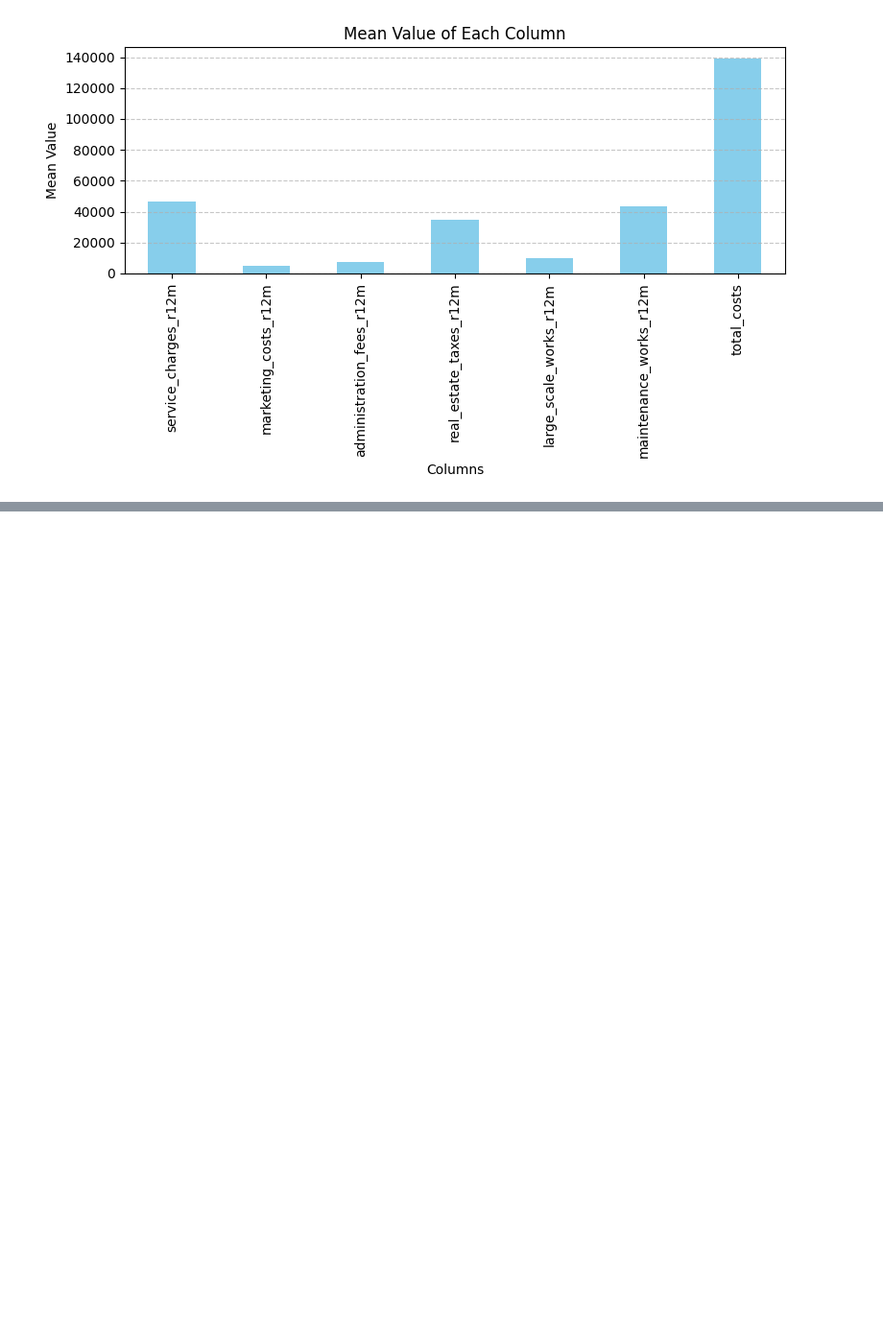
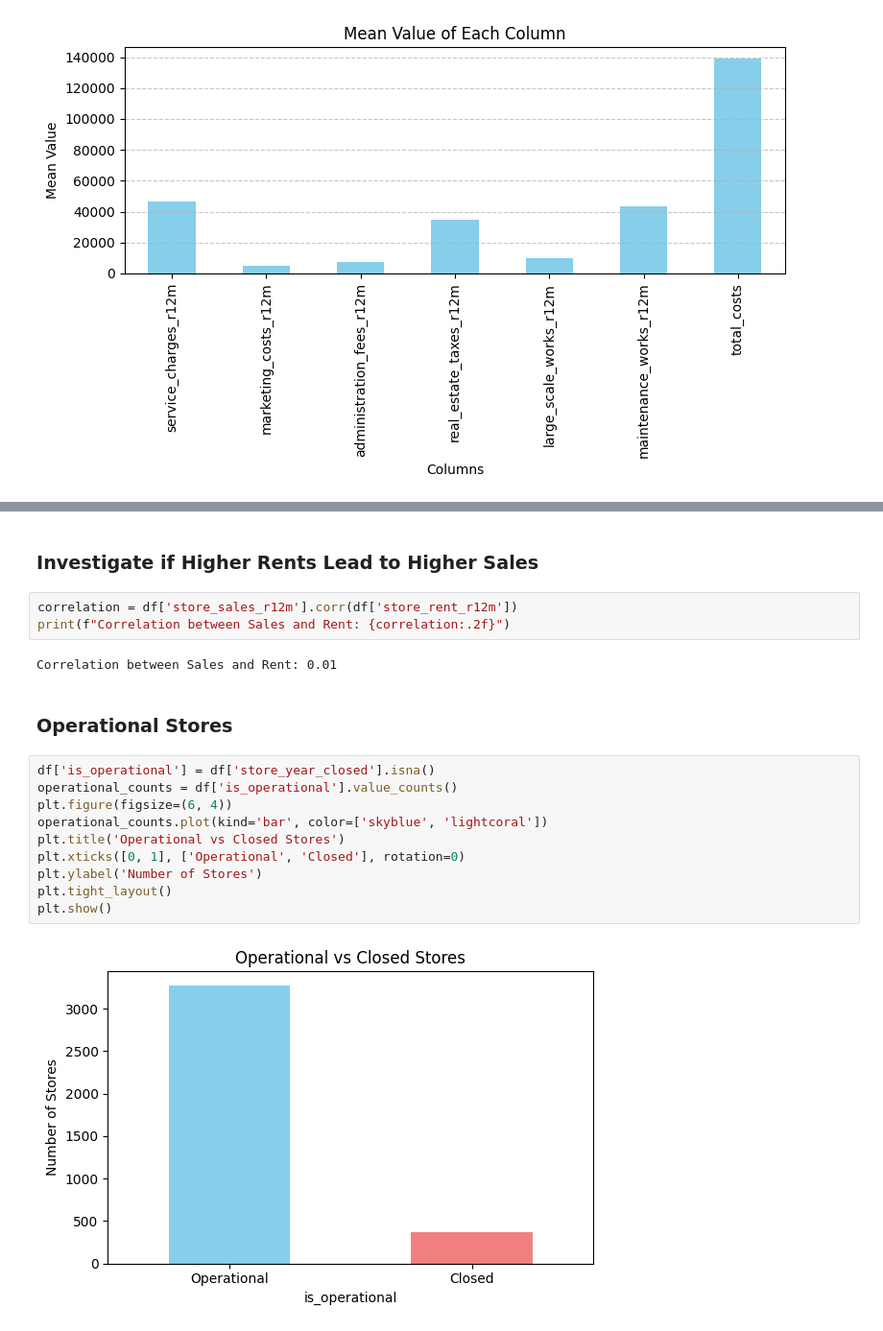
Before and after one commit to tesscln/URW_datachallenge, a Jupyter notebook: notebooks/merge_tess_2nd_dataset.ipynb, the cells around one changed output, grey strips where cells are left out. Shown at 96% size. Saved outputs shown, nothing was run; the diff lists cells and outputs as text; blank space fills up the shorter version.

```diff
--- a/notebooks/merge_tess_2nd_dataset.ipynb
+++ b/notebooks/merge_tess_2nd_dataset.ipynb
@@ -109,0 +155,21 @@ plt.show()
+# %% [markdown]
+### Investigate if Higher Rents Lead to Higher Sales
+# %%
+correlation = df['store_sales_r12m'].corr(df['store_rent_r12m'])
+print(f"Correlation between Sales and Rent: {correlation:.2f}")
+# %% [output]
+Correlation between Sales and Rent: 0.01
+# %% [markdown]
+### Operational Stores
+# %%
+df['is_operational'] = df['store_year_closed'].isna()
+operational_counts = df['is_operational'].value_counts()
+plt.figure(figsize=(6, 4))
+operational_counts.plot(kind='bar', color=['skyblue', 'lightcoral'])
+plt.title('Operational vs Closed Stores')
+plt.xticks([0, 1], ['Operational', 'Closed'], rotation=0)
+plt.ylabel('Number of Stores')
+plt.tight_layout()
+plt.show()
+# %% [output]
+[figure, added]
```
Also changed, not shown: parts of 13 cells of this notebook.
